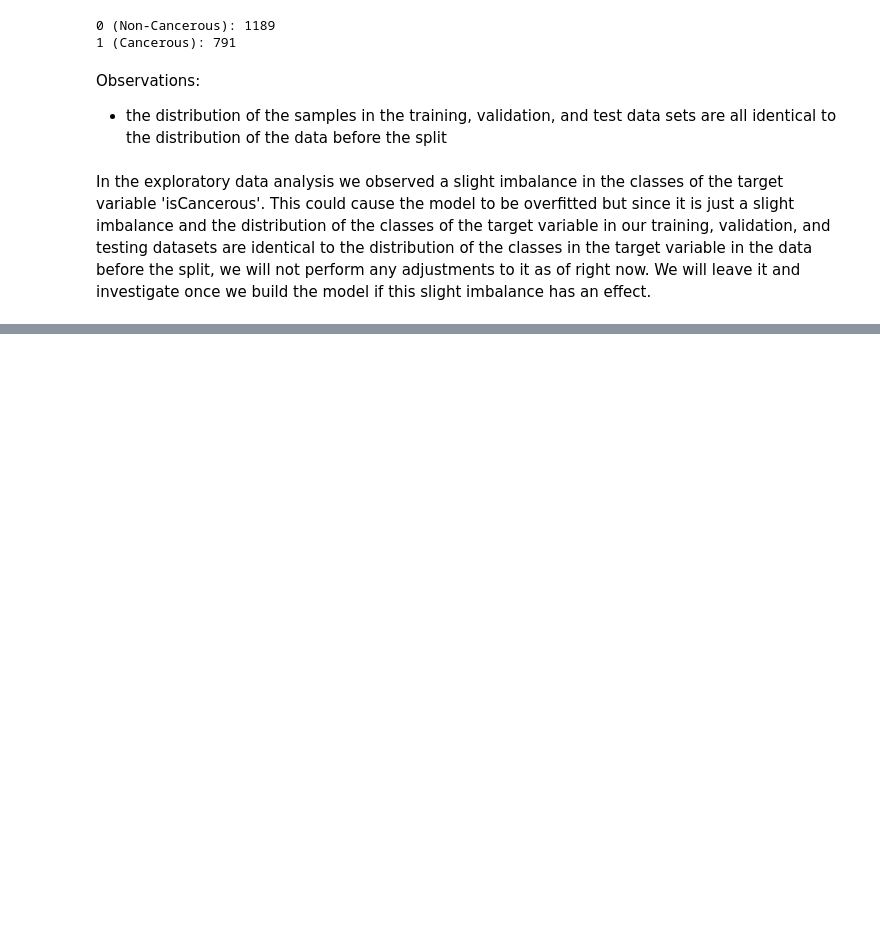
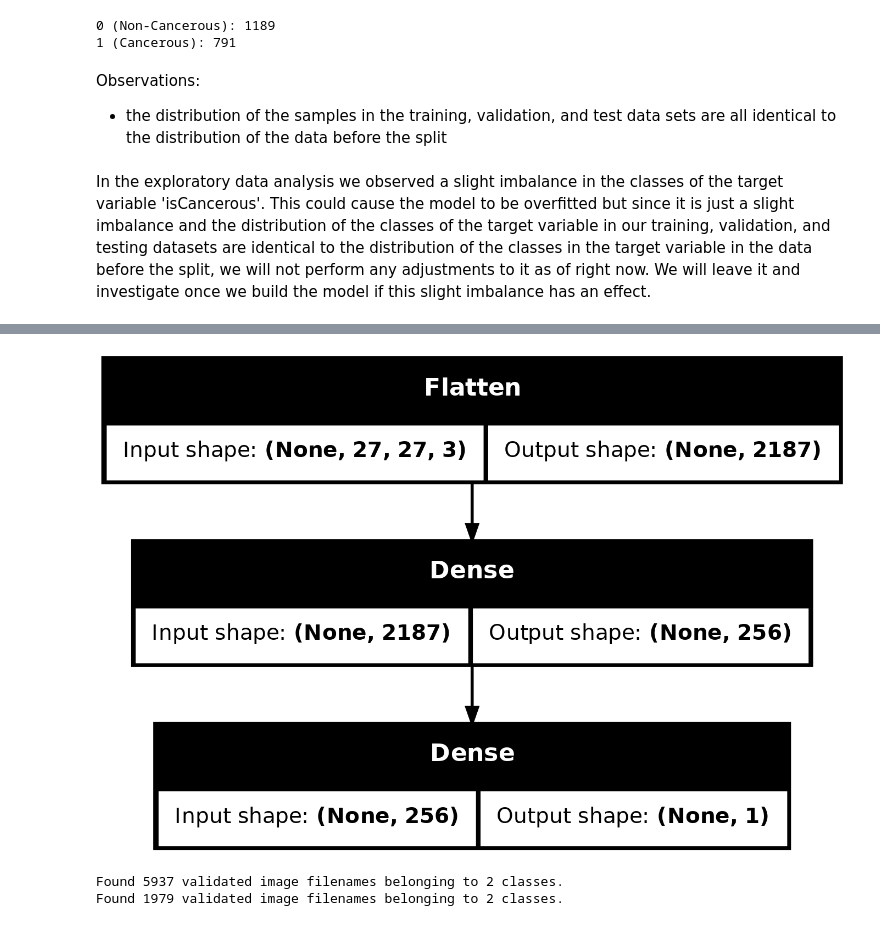
Before and after one commit to IbrahimAshhab/ML-A2-Colon-Cancer, a Jupyter notebook: s3953973_s4007880.ipynb, the cells around one changed output, grey strips where cells are left out. Drawn from its saved outputs; the diff is of its cells as text; code cells hidden in the pictures; blank space fills up the shorter version.

Commit message:
Began creation of ML model

```diff
--- a/s3953973_s4007880.ipynb
+++ b/s3953973_s4007880.ipynb
@@ -265,0 +268,13 @@ In the exploratory data analysis we observed a slight imbalance in the classes o
+# %%
+INPUT_DIM = (27,27,3)
+HIDDEN_LAYER_DIM = 256
+OUTPUT_CLASSES = 1
+
+AUTOTUNE = tf.data.experimental.AUTOTUNE
+
+model = tf.keras.Sequential([
+    tf.keras.layers.Flatten(input_shape=INPUT_DIM),
+    tf.keras.layers.Dense(HIDDEN_LAYER_DIM, activation='sigmoid'),
+    tf.keras.layers.Dense(OUTPUT_CLASSES),
+])
+model.summary()
@@ -265,0 +295,4 @@ In the exploratory data analysis we observed a slight imbalance in the classes o
+# %%
+tf.keras.utils.plot_model(model, show_shapes=True)
+# %% [output]
+[figure, added]
@@ -265,0 +304,48 @@ In the exploratory data analysis we observed a slight imbalance in the classes o
+# %%
+def plot_learning_curve(train_loss, val_loss, train_metric, val_metric, metric_name='Accuracy'):
+    plt.figure(figsize=(10,5))
+
+    plt.subplot(1,2,1)
+    plt.plot(train_loss, 'r--')
+    plt.plot(val_loss, 'b--')
+    plt.xlabel("epochs")
+    plt.ylabel("Loss")
+    plt.legend(['train', 'val'], loc='upper left')
+
+    plt.subplot(1,2,2)
+    plt.plot(train_metric, 'r--')
+    plt.plot(val_metric, 'b--')
+    plt.xlabel("epochs")
+    plt.ylabel(metric_name)
+    plt.legend(['train', 'val'], loc='upper left')
+
+    plt.show()
+train_data['isCancerous'] = train_data['isCancerous'].astype('string')
+val_data['isCancerous'] = val_data['isCancerous'].astype('string')
+train_generator = datagen.flow_from_dataframe(
+    dataframe=train_data,
+    directory='./patch_images/',
+    x_col='ImageName',
+    y_col='isCancerous',
+    target_size=(27, 27),
+    class_mode='binary',
+    batch_size=batch_size,
+    shuffle=True,
+    seed=42
+)
+
+validation_generator = datagen.flow_from_dataframe(
+    dataframe=val_data,
+    directory='./patch_images/',
+    x_col='ImageName',
+    y_col='isCancerous',
+    target_size=(27, 27),
+    class_mode='binary',
+    batch_size=batch_size,
+    shuffle=False
+)
+
+history = model.fit(train_generator, validation_data = validation_generator, epochs=50, verbose=0)
+# %% [output]
+Found 5937 validated image filenames belonging to 2 classes.
+Found 1979 validated image filenames belonging to 2 classes.
```
Also changed, not shown: parts of 7 cells of this notebook, 1 other file.
